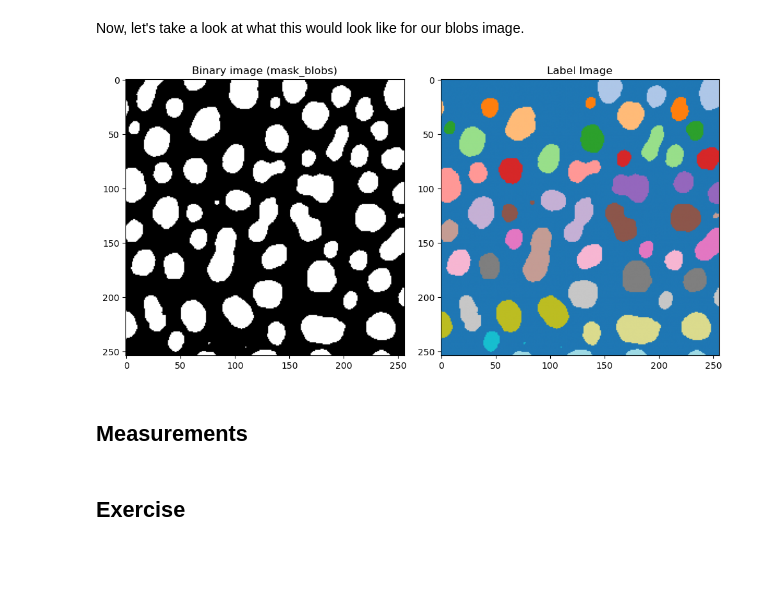
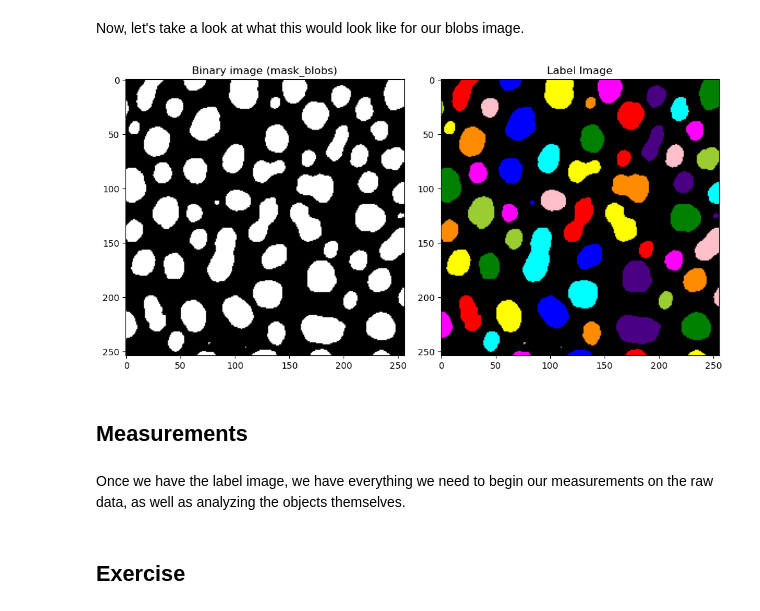
Before and after one commit to m-albert/mnb-image-analysis, a Jupyter notebook: materials/image_processing/image_processing.ipynb, the cells around one changed output. Cells and saved outputs as stored; diff of their text form; code cells hidden in the pictures; blank space fills up the shorter version.

Commit message:
Add measurement part

```diff
--- a/materials/image_processing/image_processing.ipynb
+++ b/materials/image_processing/image_processing.ipynb
@@ -413,22 +413,28 @@ After a second pass, the final label image would look like the following.
 # %% [markdown]
 Now, let's take a look at what this would look like for our blobs image.
 # %%
+from skimage.color import label2rgb
+
 # With measure.label we can generate the label image we need
 label_image = measure.label(mask_blobs)
 
 # Plotting code for side-by-side comparison
 fig, axes = plt.subplots(1, 2, figsize=(10, 5))
 axes[0].imshow(mask_blobs, cmap="gray")
 axes[0].set_title("Binary image (mask_blobs)")
 
-axes[1].imshow(label_image, cmap="tab20")
+# Use skimage's label2rgb to color the label image, with black background
+label_colored = label2rgb(label_image, bg_label=0, bg_color=(0, 0, 0))
+axes[1].imshow(label_colored)
 axes[1].set_title(f"Label Image")
 plt.tight_layout()
 plt.show()
 # %% [output]
-[figure, old version]
+[figure, new version]
 # %% [markdown]
 ## Measurements
+# %% [markdown]
+Once we have the label image, we have everything we need to begin our measurements on the raw data, as well as analyzing the objects themselves.
 # %% [markdown]
 ## Exercise
 # %% [markdown]
```
